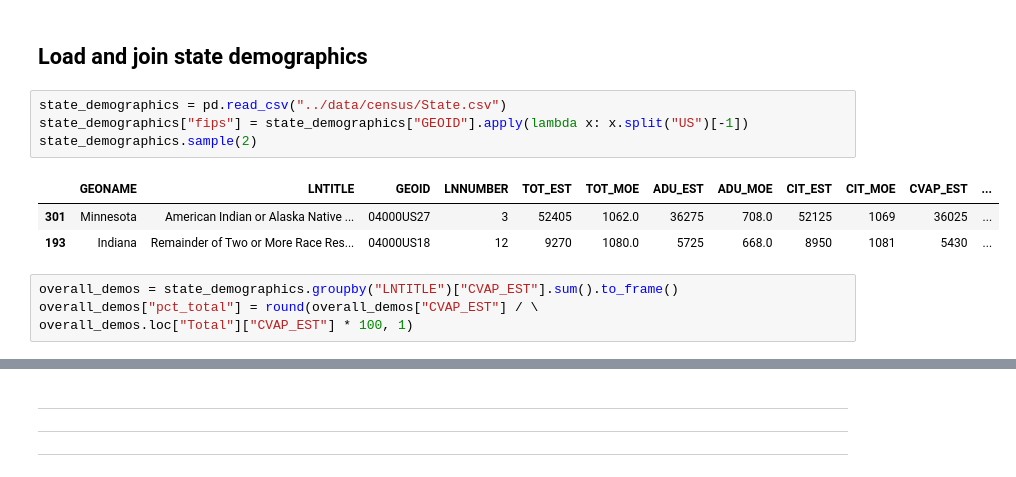
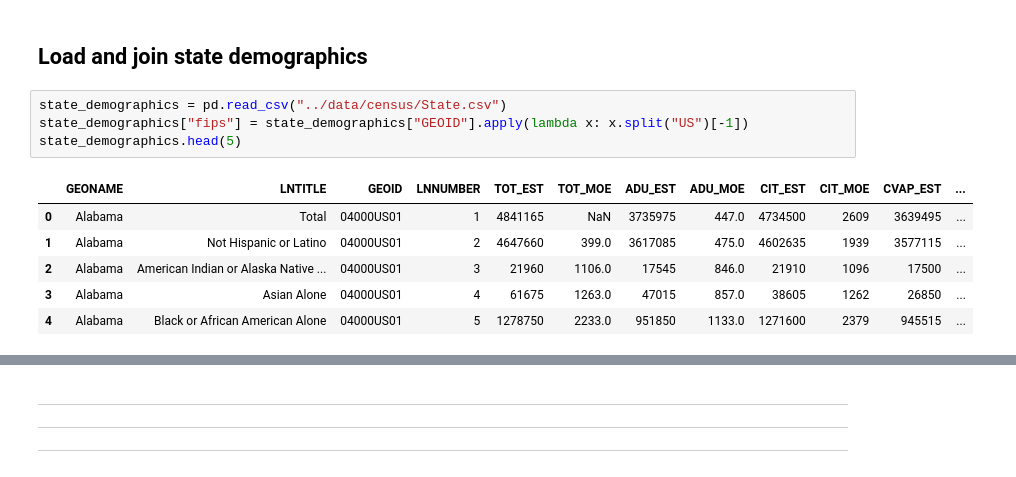
Before and after one commit to BuzzFeedNews/2018-10-midterm-demographics, a Jupyter notebook: notebooks/close-race-demographic-differences.ipynb, the cells around one changed output, grey strips where cells are left out. Cells and saved outputs as stored; diff of their text form.

```diff
--- a/notebooks/close-race-demographic-differences.ipynb
+++ b/notebooks/close-race-demographic-differences.ipynb
@@ -263,12 +322,11 @@ There are 6 close Senate races, and 29 other races.
 # %%
 state_demographics = pd.read_csv("../data/census/State.csv")
 state_demographics["fips"] = state_demographics["GEOID"].apply(lambda x: x.split("US")[-1])
-state_demographics.sample(2)
+state_demographics.head(5)
 # %% [output]
 |  | GEONAME | LNTITLE | GEOID | LNNUMBER | TOT_EST | TOT_MOE | ADU_EST | ADU_MOE | CIT_EST | CIT_MOE | CVAP_EST | ... |
-| 301 | Minnesota | American Indian or Alaska Native ... | 04000US27 | 3 | 52405 | 1062.0 | 36275 | 708.0 | 52125 | 1069 | 36025 | ... |
-| 193 | Indiana | Remainder of Two or More Race Res... | 04000US18 | 12 | 9270 | 1080.0 | 5725 | 668.0 | 8950 | 1081 | 5430 | ... |
+| 0 | Alabama | Total | 04000US01 | 1 | 4841165 | NaN | 3735975 | 447.0 | 4734500 | 2609 | 3639495 | ... |
+| 1 | Alabama | Not Hispanic or Latino | 04000US01 | 2 | 4647660 | 399.0 | 3617085 | 475.0 | 4602635 | 1939 | 3577115 | ... |
+| 2 | Alabama | American Indian or Alaska Native ... | 04000US01 | 3 | 21960 | 1106.0 | 17545 | 846.0 | 21910 | 1096 | 17500 | ... |
+| 3 | Alabama | Asian Alone | 04000US01 | 4 | 61675 | 1263.0 | 47015 | 857.0 | 38605 | 1262 | 26850 | ... |
+| 4 | Alabama | Black or African American Alone | 04000US01 | 5 | 1278750 | 2233.0 | 951850 | 1133.0 | 1271600 | 2379 | 945515 | ... |
-# %%
-overall_demos = state_demographics.groupby("LNTITLE")["CVAP_EST"].sum().to_frame()
-overall_demos["pct_total"] = round(overall_demos["CVAP_EST"] / \
-overall_demos.loc["Total"]["CVAP_EST"] * 100, 1)
```
Also changed, not shown: parts of 56 cells of this notebook, 4 other files.
